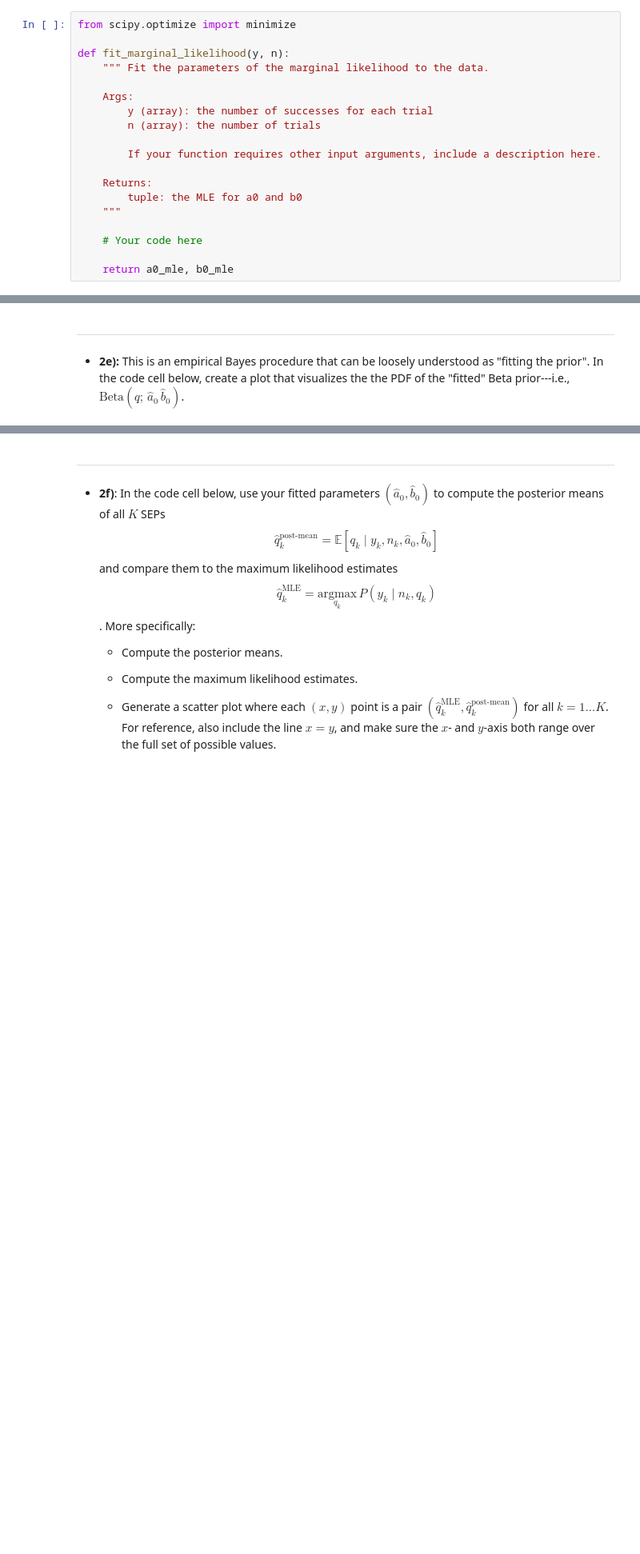
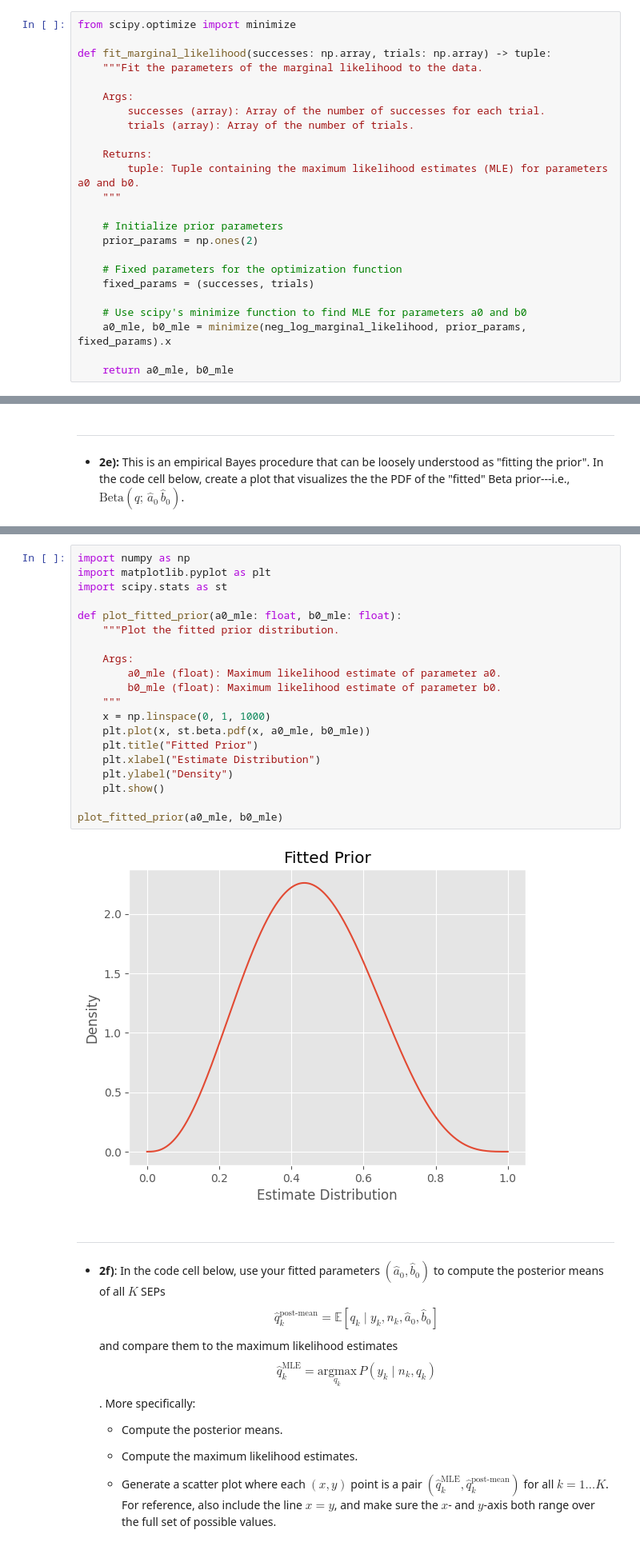
Before and after one commit to MrHumble-Bee/STAT-34800A, a Jupyter notebook: assignments/hw2.ipynb, the cells around one changed output, grey strips where cells are left out. Shown at 80% size. Saved outputs shown, nothing was run; the diff lists cells and outputs as text; blank space fills up the shorter version.

```diff
--- a/assignments/hw2.ipynb
+++ b/assignments/hw2.ipynb
@@ -285,20 +311,25 @@ def neg_log_marginal_likelihood(params, y, n):
 # %%
 from scipy.optimize import minimize
 
-def fit_marginal_likelihood(y, n):
-    """ Fit the parameters of the marginal likelihood to the data.
+def fit_marginal_likelihood(successes: np.array, trials: np.array) -> tuple:
+    """Fit the parameters of the marginal likelihood to the data.
 
     Args:
-        y (array): the number of successes for each trial
-        n (array): the number of trials
-
-        If your function requires other input arguments, include a description here.
+        successes (array): Array of the number of successes for each trial.
+        trials (array): Array of the number of trials.
 
     Returns:
-        tuple: the MLE for a0 and b0
+        tuple: Tuple containing the maximum likelihood estimates (MLE) for parameters a0 and b0.
     """
 
-    # Your code here
+    # Initialize prior parameters
+    prior_params = np.ones(2)
+
+    # Fixed parameters for the optimization function
+    fixed_params = (successes, trials)
+
+    # Use scipy's minimize function to find MLE for parameters a0 and b0
+    a0_mle, b0_mle = minimize(neg_log_marginal_likelihood, prior_params, fixed_params).x
 
     return a0_mle, b0_mle
 # %% [markdown]
@@ -325,3 +356,25 @@ print(a0_mle, b0_mle)
+# %%
+import numpy as np
+import matplotlib.pyplot as plt
+import scipy.stats as st
+
+def plot_fitted_prior(a0_mle: float, b0_mle: float):
+    """Plot the fitted prior distribution.
+
+    Args:
+        a0_mle (float): Maximum likelihood estimate of parameter a0.
+        b0_mle (float): Maximum likelihood estimate of parameter b0.
+    """
+    x = np.linspace(0, 1, 1000)
+    plt.plot(x, st.beta.pdf(x, a0_mle, b0_mle))
+    plt.title("Fitted Prior")
+    plt.xlabel("Estimate Distribution")
+    plt.ylabel("Density")
+    plt.show()
+
+plot_fitted_prior(a0_mle, b0_mle)
+# %% [output]
+[figure, added]
 # %% [markdown]
 ---
 - **2f)**: In the code cell below, use your fitted parameters $(\widehat{a}_0, \widehat{b}_0)$ to compute the posterior means of all $K$ SEPs $$\widehat{q}^{\textrm{post-mean}}_k = \mathbb{E}[q_k \mid y_k, n_k, \widehat{a}_0, \widehat{b}_0]$$
```
Also changed, not shown: parts of 11 cells of this notebook, 1 other file.
